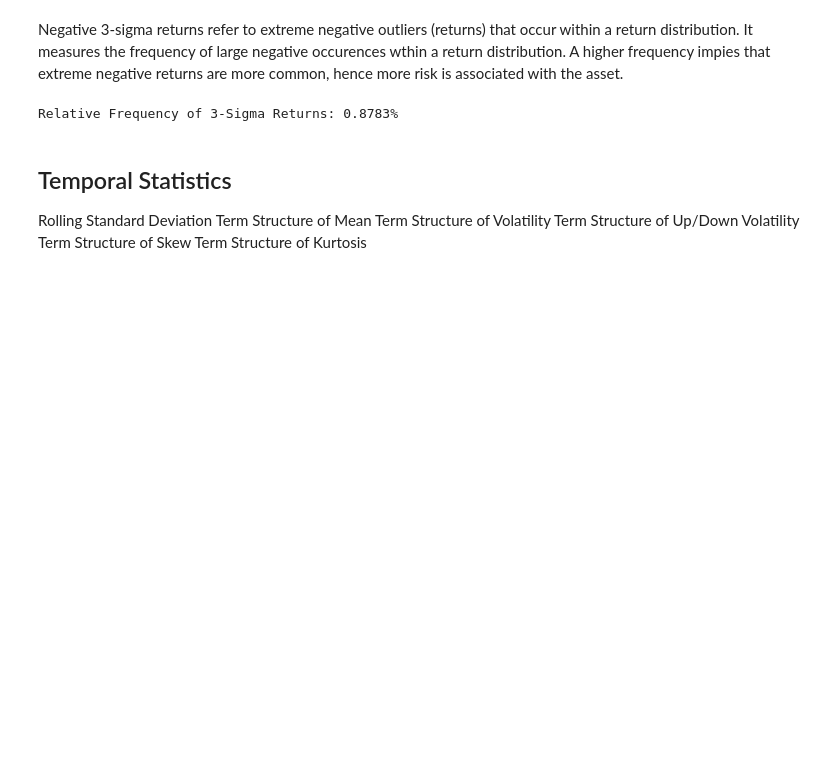
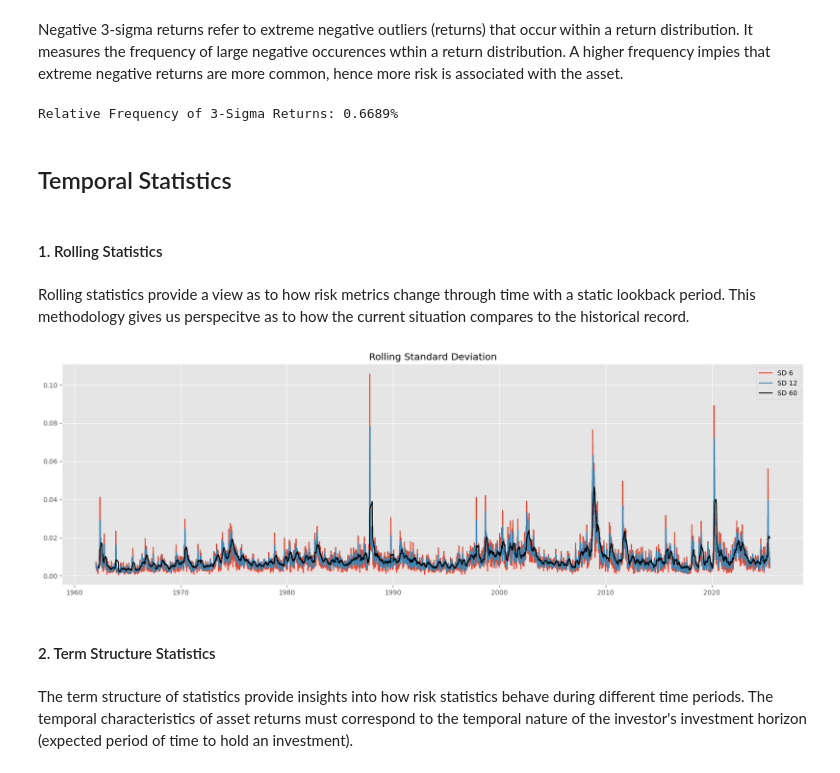
Before and after one commit to tzabcoder/QuantitativeFinance, a Jupyter notebook: Risk/risk_measures.ipynb, the cells around one changed output. Cells and saved outputs as stored; diff of their text form; code cells hidden in the pictures; blank space fills up the shorter version.

```diff
--- a/Risk/risk_measures.ipynb
+++ b/Risk/risk_measures.ipynb
@@ -121,18 +137,35 @@ Lower Partial Standard Deviation: 0.009497307724906564
 Negative 3-sigma returns refer to extreme negative outliers (returns) that occur within a return distribution. It measures the frequency of large negative occurences wthin a return distribution. A higher frequency impies that extreme negative returns are more common, hence more risk is associated with the asset.
 # %%
 three_sd = -3 * sd
-num_three_sd = len(data['returns'][data['returns'] < three_sd])
+num_three_sd = len(data['excess_returns'][data['excess_returns'] < three_sd])
 
 three_sd_frequency = (num_three_sd / len(data)) * 100
 
 print(f'Relative Frequency of 3-Sigma Returns: {round(three_sd_frequency, 4)}%')
 # %% [output]
-Relative Frequency of 3-Sigma Returns: 0.8783%
+Relative Frequency of 3-Sigma Returns: 0.6689%
 # %% [markdown]
 ## Temporal Statistics
-Rolling Standard Deviation
-Term Structure of Mean
-Term Structure of Volatility
-Term Structure of Up/Down Volatility
-Term Structure of Skew
-Term Structure of Kurtosis
+# %% [markdown]
+#### 1. Rolling Statistics
+# %% [markdown]
+Rolling statistics provide a view as to how risk metrics change through time with a static lookback period. This methodology gives us perspecitve as to how the current situation compares to the historical record.
+# %%
+# Compute the rolling standard deviation for different windows
+data['rolling_sd_5'] = data['excess_returns'].rolling(window=6).std()
+data['rolling_sd_20'] = data['excess_returns'].rolling(window=12).std()
+data['rolling_sd_252'] = data['excess_returns'].rolling(window=60).std()
+
+plt.figure(figsize=(20, 6))
+plt.title('Rolling Standard Deviation')
+plt.plot(data['rolling_sd_5'], label='SD 6')
+plt.plot(data['rolling_sd_20'], label='SD 12')
+plt.plot(data['rolling_sd_252'], label='SD 60', color='black')
+plt.legend()
+plt.show()
+# %% [output]
+[figure, added]
+# %% [markdown]
+#### 2. Term Structure Statistics
+# %% [markdown]
+The term structure of statistics provide insights into how risk statistics behave during different time periods. The temporal characteristics of asset returns must correspond to the temporal nature of the investor's investment horizon (expected period of time to hold an investment).
```
Also changed, not shown: parts of 11 cells of this notebook.
